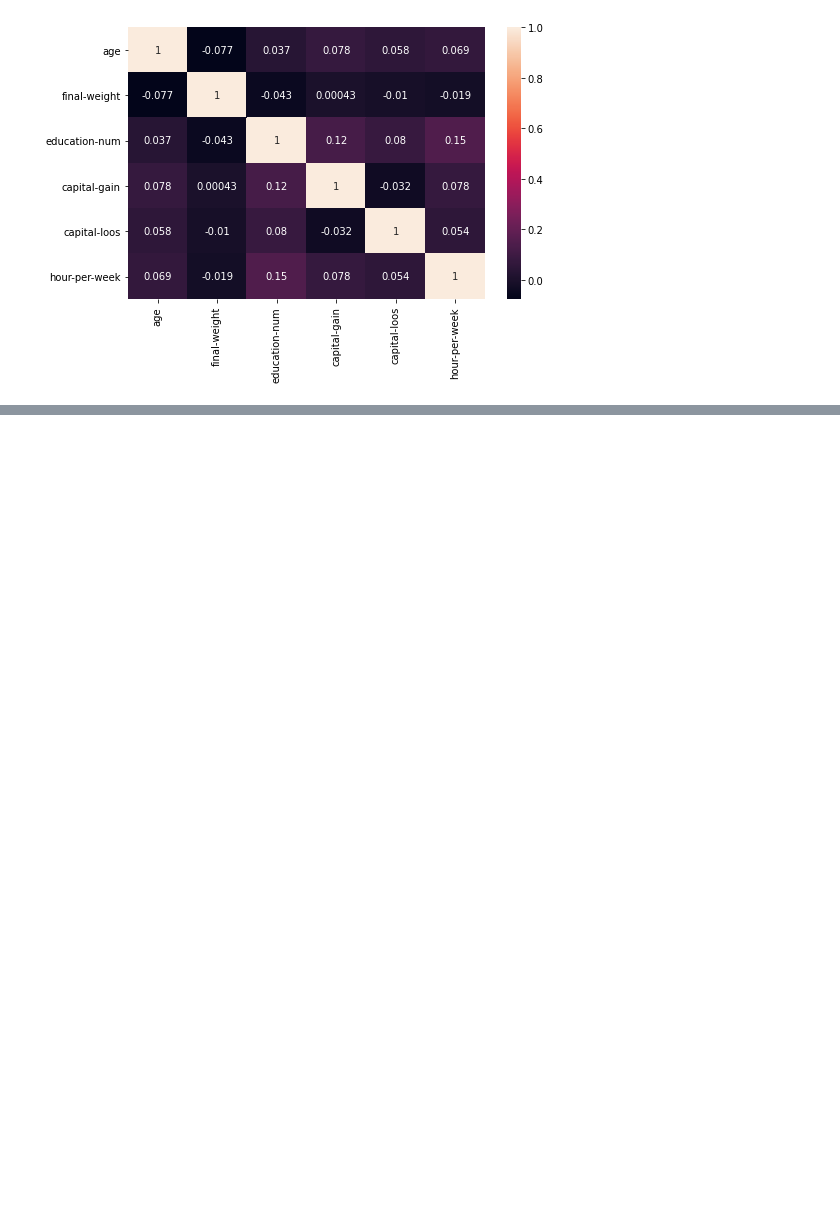
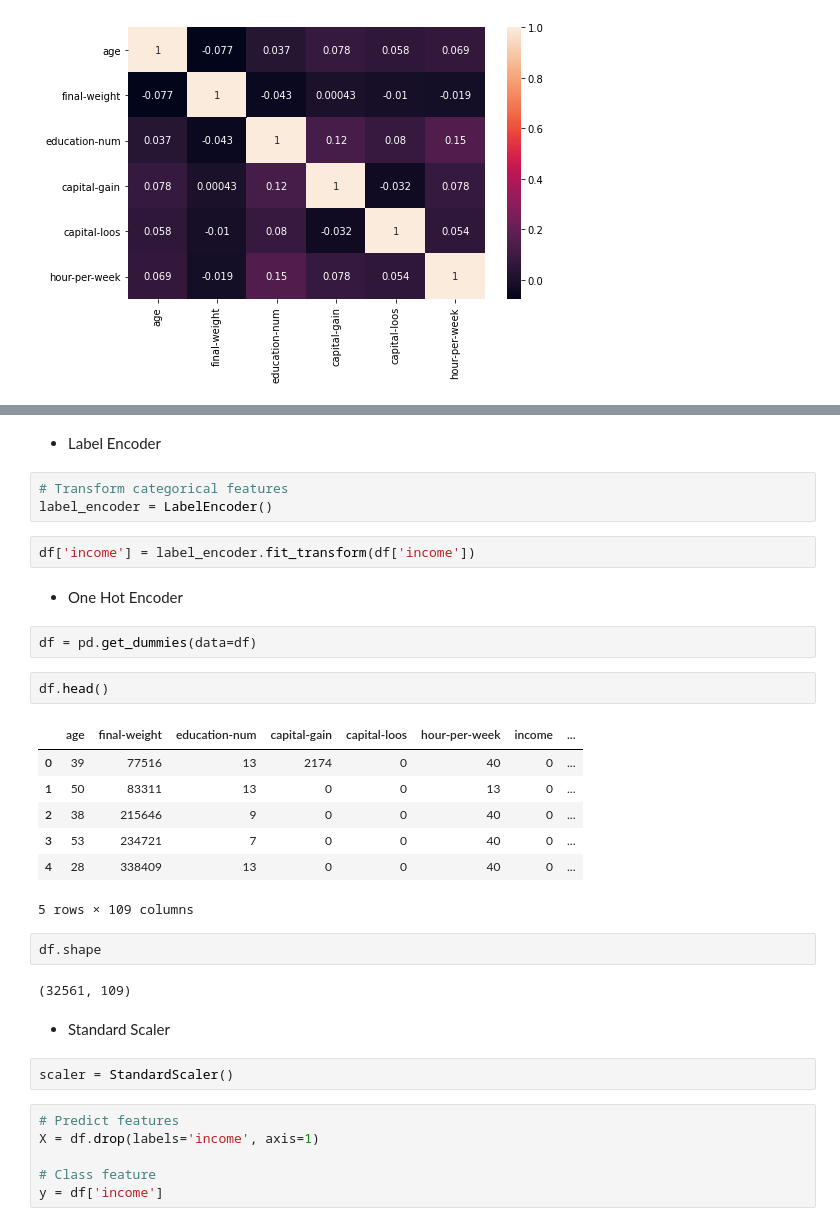
Before and after one commit to Mario-RJunior/census-analysis, a Jupyter notebook: census.ipynb, the cells around one changed output, grey strips where cells are left out. Drawn from its saved outputs; the diff is of its cells as text; blank space fills up the shorter version.

Commit message:
Preprocess data

```diff
--- a/census.ipynb
+++ b/census.ipynb
@@ -160,0 +164,35 @@ plt.show()
+# %% [markdown]
+- Label Encoder
+# %%
+# Transform categorical features
+label_encoder = LabelEncoder()
+# %%
+df['income'] = label_encoder.fit_transform(df['income'])
+# %% [markdown]
+- One Hot Encoder
+# %%
+df = pd.get_dummies(data=df)
+# %%
+df.head()
+# %% [output]
+|  | age | final-weight | education-num | capital-gain | capital-loos | hour-per-week | income | ... |
+| 0 | 39 | 77516 | 13 | 2174 | 0 | 40 | 0 | ... |
+| 1 | 50 | 83311 | 13 | 0 | 0 | 13 | 0 | ... |
+| 2 | 38 | 215646 | 9 | 0 | 0 | 40 | 0 | ... |
+| 3 | 53 | 234721 | 7 | 0 | 0 | 40 | 0 | ... |
+| 4 | 28 | 338409 | 13 | 0 | 0 | 40 | 0 | ... |
+5 rows × 109 columns
+# %%
+df.shape
+# %% [output]
+(32561, 109)
+# %% [markdown]
+- Standard Scaler
+# %%
+scaler = StandardScaler()
+# %%
+# Predict features
+X = df.drop(labels='income', axis=1)
+
+# Class feature
+y = df['income']
```
Also changed, not shown: parts of 5 cells of this notebook.
